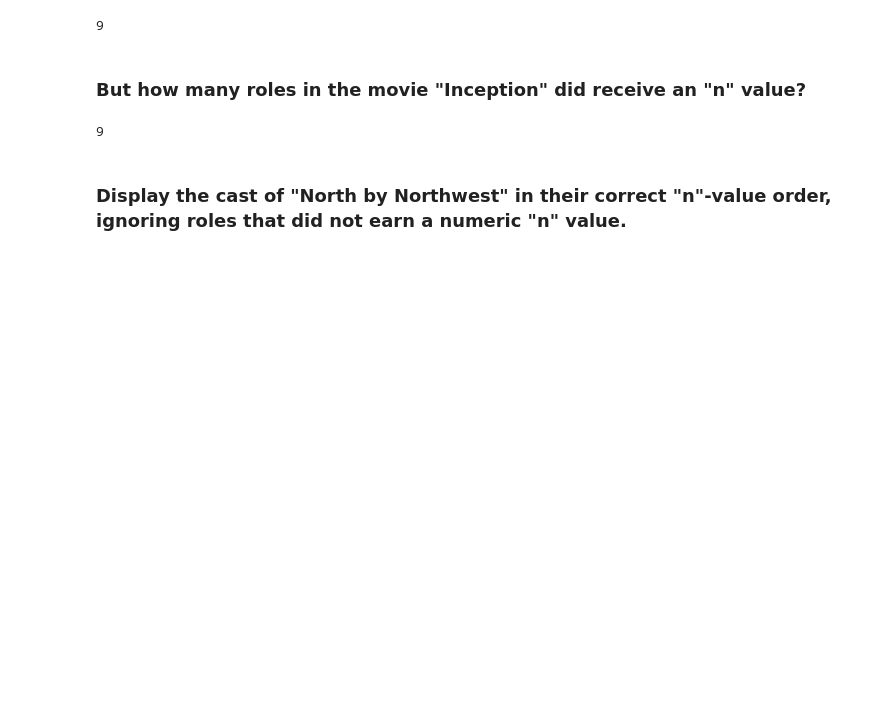
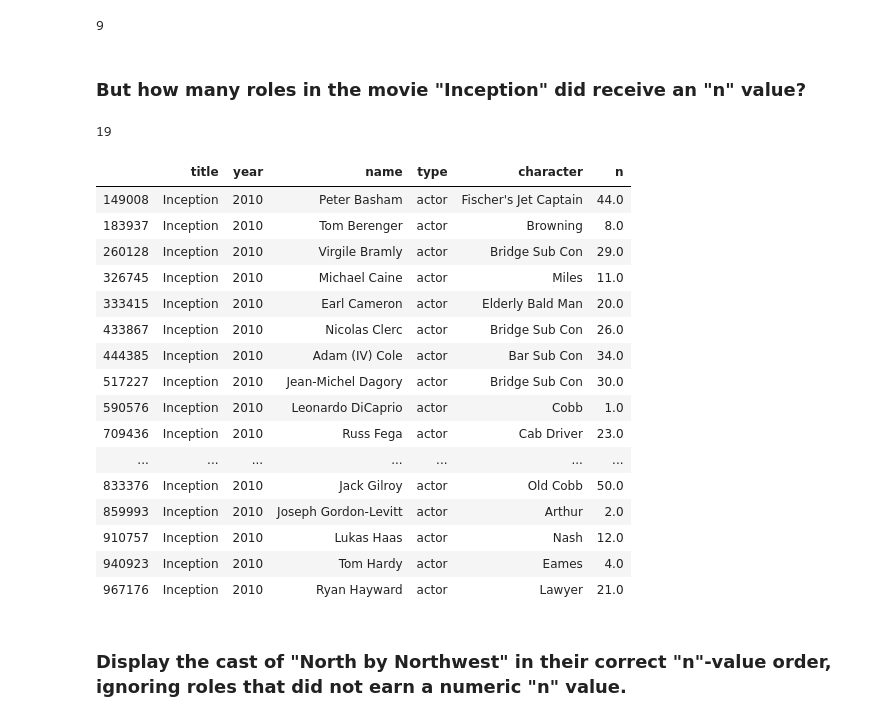
Before and after one commit to bmanishankar/LetsUpgrade_AIML, a Jupyter notebook: Day_16&17/Assignment 1.ipynb, the cells around one changed output. Cells and saved outputs as stored; diff of their text form; code cells hidden in the pictures; blank space fills up the shorter version.

```diff
--- a/Day_16&17/Assignment 1.ipynb
+++ b/Day_16&17/Assignment 1.ipynb
@@ -2,9 +2,9 @@
 %matplotlib inline
 import pandas as pd
 # %%
-titles = pd.read_csv('C:/Users/ManiShankar/Documents/LetsUpgrade/AI_ML/Assignments/Day_17/titles.csv')
-cast = pd.read_csv('C:/Users/ManiShankar/Documents/LetsUpgrade/AI_ML/Assignments/Day_17/cast.csv')
-release_dates = pd.read_csv('C:/Users/ManiShankar/Documents/LetsUpgrade/AI_ML/Assignments/Day_17/release_dates.csv')
+titles = pd.read_csv('C:/Users/ManiShankar/Documents/LetsUpgrade/AI_ML/Assignments/Day_16&17/titles.csv')
+cast = pd.read_csv('C:/Users/ManiShankar/Documents/LetsUpgrade/AI_ML/Assignments/Day_16&17/cast.csv')
+release_dates = pd.read_csv('C:/Users/ManiShankar/Documents/LetsUpgrade/AI_ML/Assignments/Day_16&17/release_dates.csv')
 titles.head()
 # %% [output]
 |  | title | year |
@@ -123,10 +123,30 @@ cast[cast['title'] == 'Inception'].n.isna().sum()
 9
 # %% [markdown]
 ### But how many roles in the movie "Inception" did receive an "n" value?
+# %%
+len(cast[(cast['title'] == 'Inception')&(cast['n'].isnull() == False)])
+# %% [output]
+19
 # %%
-cast[cast['title'] == 'Inception'].n.isna().sum()
+cast[(cast['title'] == 'Inception')&(cast['n'].isnull() == False)]
 # %% [output]
-9
+|  | title | year | name | type | character | n |
+| 149008 | Inception | 2010 | Peter Basham | actor | Fischer's Jet Captain | 44.0 |
+| 183937 | Inception | 2010 | Tom Berenger | actor | Browning | 8.0 |
+| 260128 | Inception | 2010 | Virgile Bramly | actor | Bridge Sub Con | 29.0 |
+| 326745 | Inception | 2010 | Michael Caine | actor | Miles | 11.0 |
+| 333415 | Inception | 2010 | Earl Cameron | actor | Elderly Bald Man | 20.0 |
+| 433867 | Inception | 2010 | Nicolas Clerc | actor | Bridge Sub Con | 26.0 |
+| 444385 | Inception | 2010 | Adam (IV) Cole | actor | Bar Sub Con | 34.0 |
+| 517227 | Inception | 2010 | Jean-Michel Dagory | actor | Bridge Sub Con | 30.0 |
+| 590576 | Inception | 2010 | Leonardo DiCaprio | actor | Cobb | 1.0 |
+| 709436 | Inception | 2010 | Russ Fega | actor | Cab Driver | 23.0 |
+| ... | ... | ... | ... | ... | ... | ... |
+| 833376 | Inception | 2010 | Jack Gilroy | actor | Old Cobb | 50.0 |
+| 859993 | Inception | 2010 | Joseph Gordon-Levitt | actor | Arthur | 2.0 |
+| 910757 | Inception | 2010 | Lukas Haas | actor | Nash | 12.0 |
+| 940923 | Inception | 2010 | Tom Hardy | actor | Eames | 4.0 |
+| 967176 | Inception | 2010 | Ryan Hayward | actor | Lawyer | 21.0 |
 # %% [markdown]
 ### Display the cast of "North by Northwest" in their correct "n"-value order, ignoring roles that did not earn a numeric "n" value.
 # %%
```
Also changed, not shown: parts of 14 cells of this notebook.
